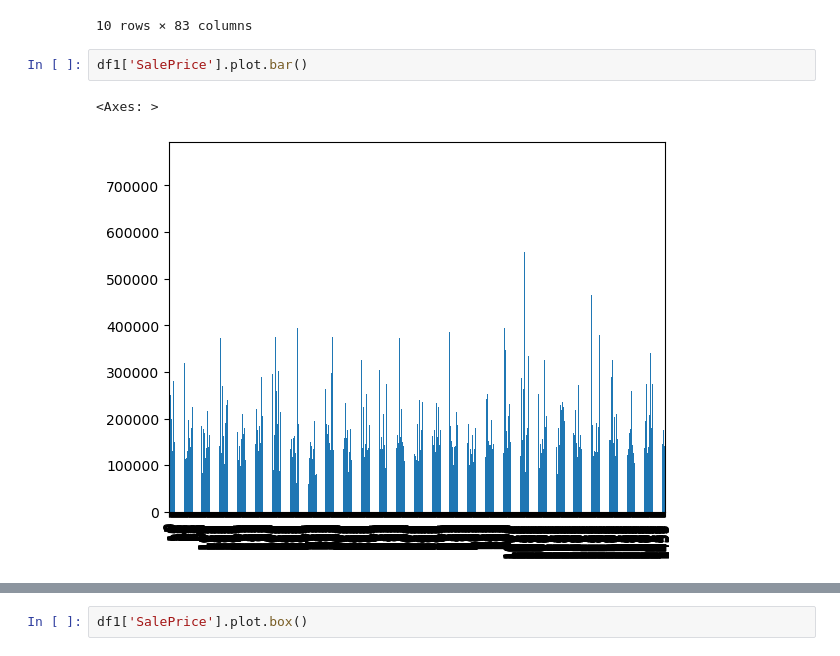
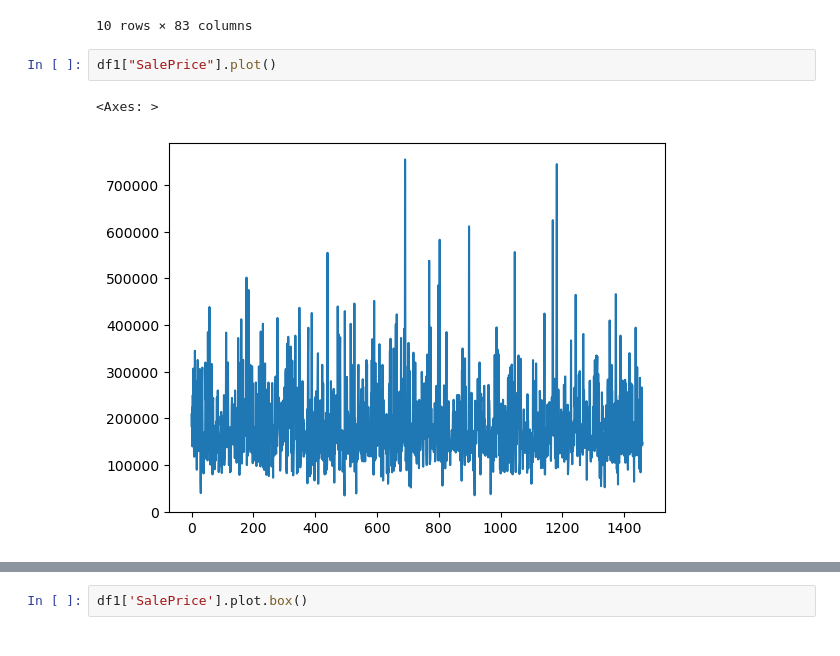
Before and after one commit to amejosecar/ia_dema, a Jupyter notebook: 07_EDA_Exploratory_Data_Analysis/Ejercicio/Planteamiento_Ejercicio_Análisis_preliminar.ipynb, the cells around one changed output, grey strips where cells are left out. Cells and saved outputs as stored; diff of their text form.

```diff
--- a/07_EDA_Exploratory_Data_Analysis/Ejercicio/Planteamiento_Ejercicio_Análisis_preliminar.ipynb
+++ b/07_EDA_Exploratory_Data_Analysis/Ejercicio/Planteamiento_Ejercicio_Análisis_preliminar.ipynb
@@ -275,7 +298,7 @@ df1.head(10)
 | 9 | 10 | 190 | RL | 50.0 | 7420 | Pave | NaN | Reg | Lvl | ... |
 10 rows × 83 columns
 # %%
-df1['SalePrice'].plot.bar()
+df1["SalePrice"].plot()
 # %% [output]
 <Axes: >
-[figure, old version]
+[figure, new version]
```
Also changed, not shown: parts of 3 cells of this notebook, 1 other file.
